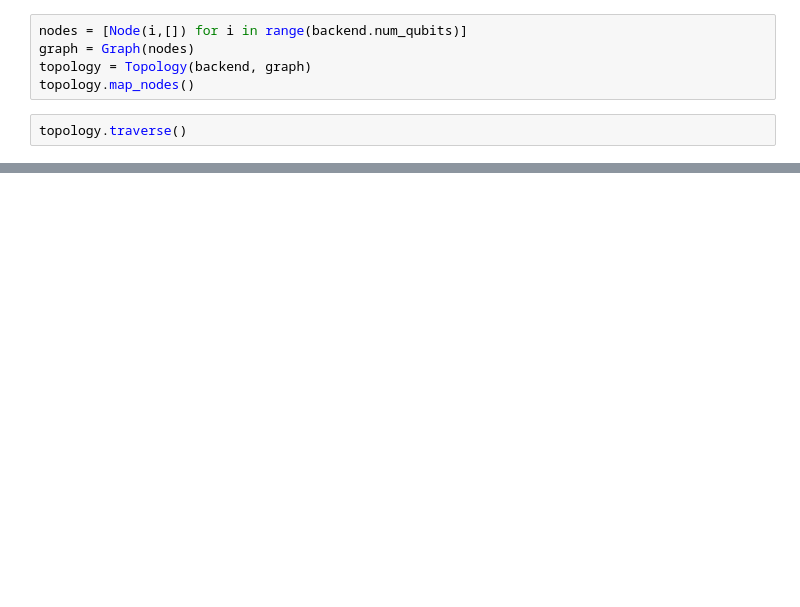
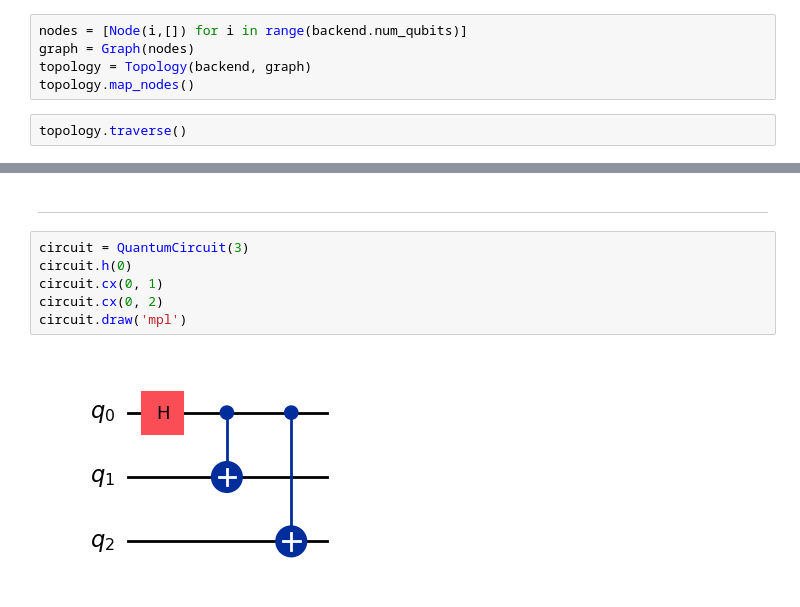
Before and after one commit to Dpbm/ghz, a Jupyter notebook: Untitled.ipynb, the cells around one changed output, grey strips where cells are left out. Cells and saved outputs as stored; diff of their text form; blank space fills up the shorter version.

```diff
--- a/Untitled.ipynb
+++ b/Untitled.ipynb
@@ -287,0 +318,10 @@ print(topology.get_desc_order_paths()[:10])
+# %% [markdown]
+---
+# %%
+circuit = QuantumCircuit(3)
+circuit.h(0)
+circuit.cx(0, 1)
+circuit.cx(0, 2)
+circuit.draw('mpl')
+# %% [output]
+[figure, added]
```
Also changed, not shown: parts of 16 cells of this notebook, 3 other files.
